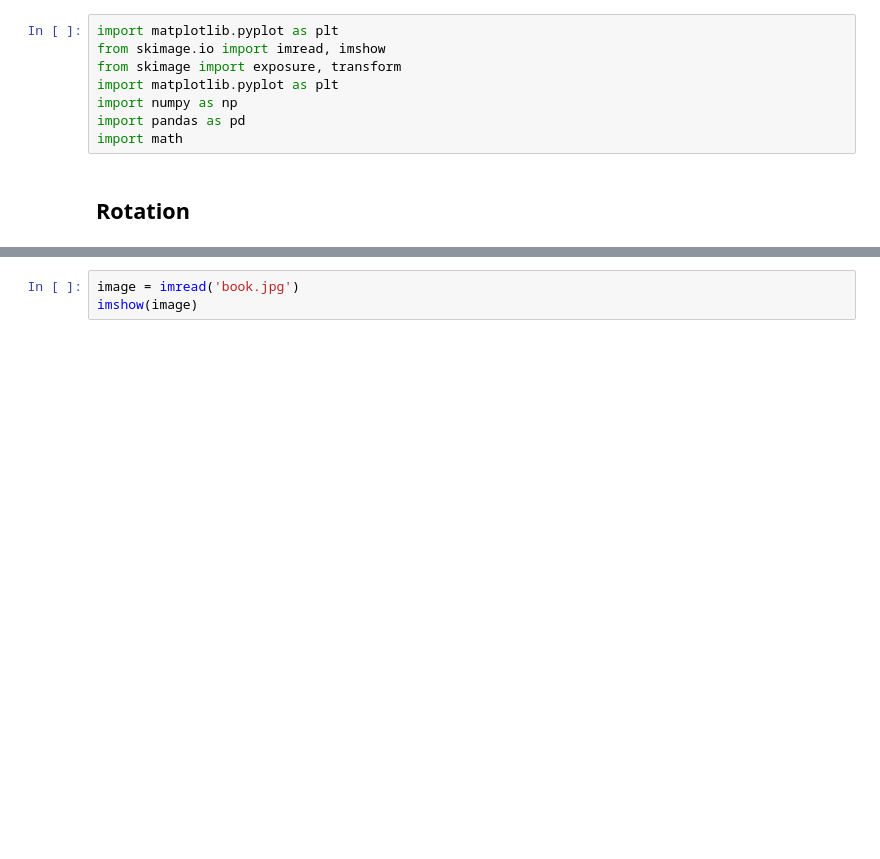
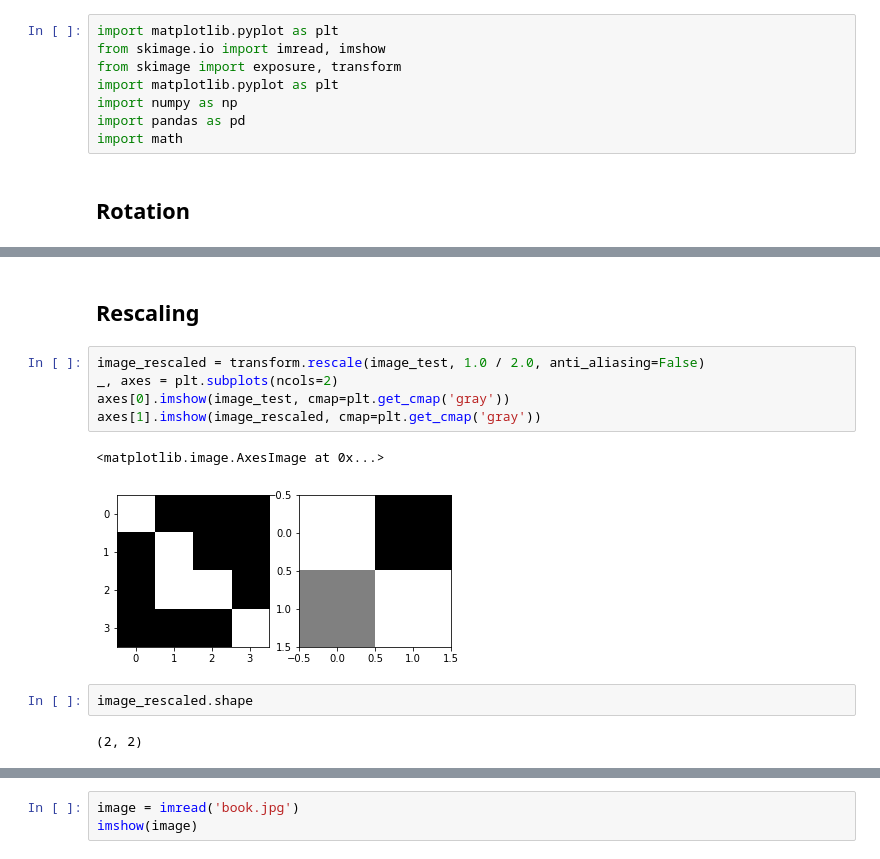
Before and after one commit to datacorner/les-tutos-datacorner.fr, a Jupyter notebook: computer-vision/image-processing/image-processing-post-4.ipynb, the cells around one changed output, grey strips where cells are left out. Saved outputs shown, nothing was run; the diff lists cells and outputs as text; blank space fills up the shorter version.

```diff
--- a/computer-vision/image-processing/image-processing-post-4.ipynb
+++ b/computer-vision/image-processing/image-processing-post-4.ipynb
@@ -12,0 +39,14 @@ import math
+# %% [markdown]
+## Rescaling
+# %%
+image_rescaled = transform.rescale(image_test, 1.0 / 2.0, anti_aliasing=False)
+_, axes = plt.subplots(ncols=2)
+axes[0].imshow(image_test, cmap=plt.get_cmap('gray'))
+axes[1].imshow(image_rescaled, cmap=plt.get_cmap('gray'))
+# %% [output]
+<matplotlib.image.AxesImage at 0x...>
+[figure, added]
+# %%
+image_rescaled.shape
+# %% [output]
+(2, 2)
```
Also changed, not shown: parts of 9 cells of this notebook, 1 other file.
